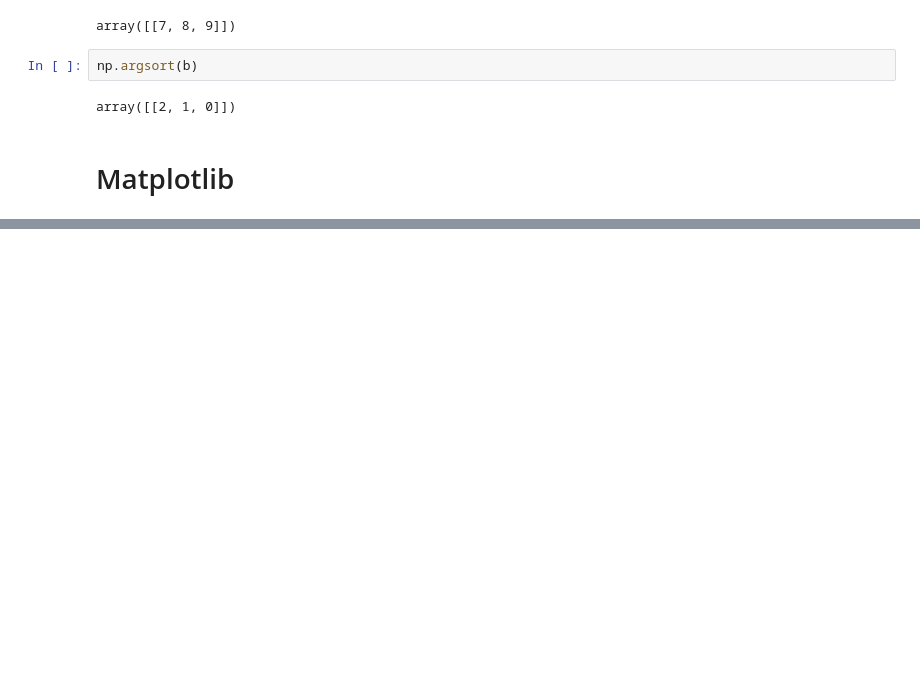
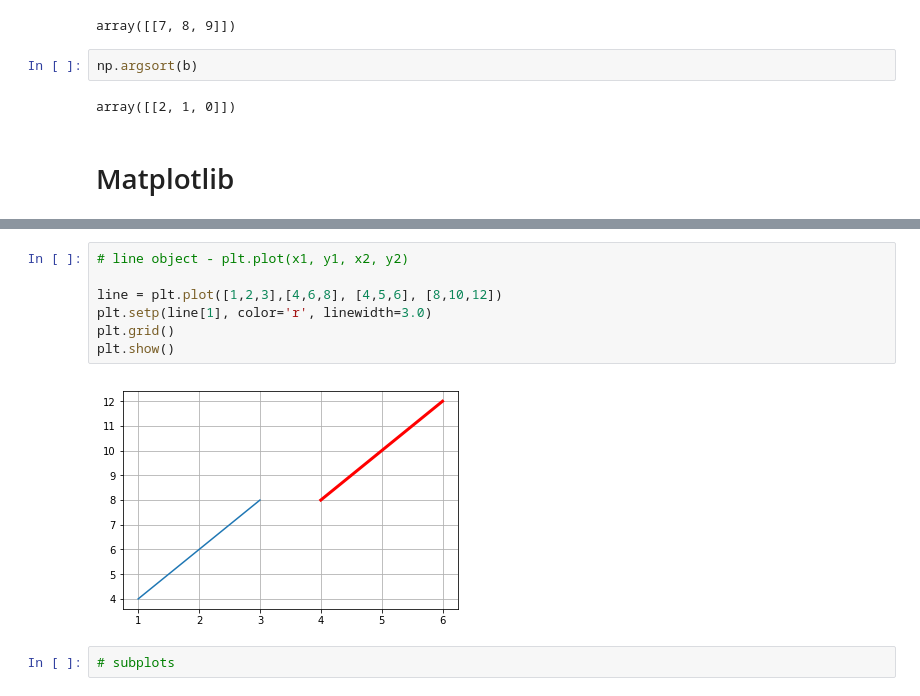
Before and after one commit to p-s-vishnu/Documents, a Jupyter notebook: Python/Mine/Python_libraries.ipynb, the cells around one changed output, grey strips where cells are left out. Saved outputs shown, nothing was run; the diff lists cells and outputs as text; blank space fills up the shorter version.

```diff
--- a/Python/Mine/Python_libraries.ipynb
+++ b/Python/Mine/Python_libraries.ipynb
@@ -365,0 +391,11 @@ array([[2, 1, 0]])
+# %%
+# line object - plt.plot(x1, y1, x2, y2)
+
+line = plt.plot([1,2,3],[4,6,8], [4,5,6], [8,10,12])
+plt.setp(line[1], color='r', linewidth=3.0)
+plt.grid()
+plt.show()
+# %% [output]
+[figure, added]
+# %%
+# subplots
```
Also changed, not shown: parts of 11 cells of this notebook.
